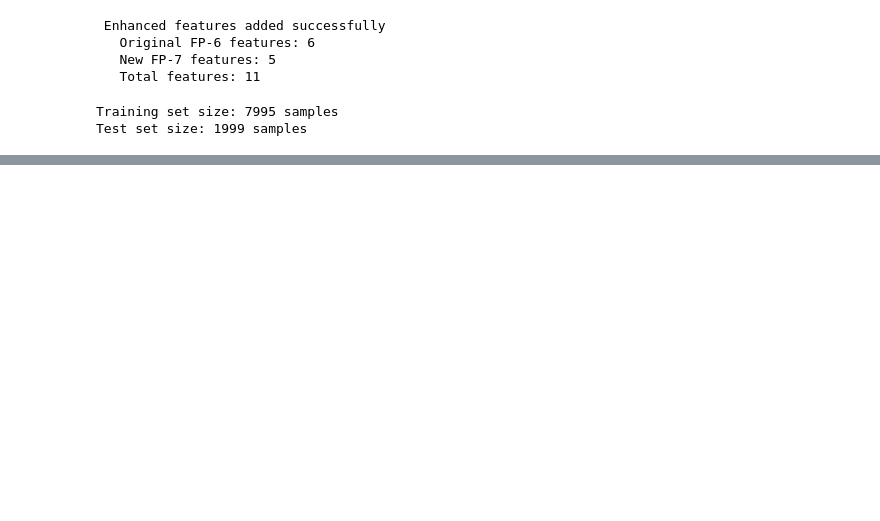
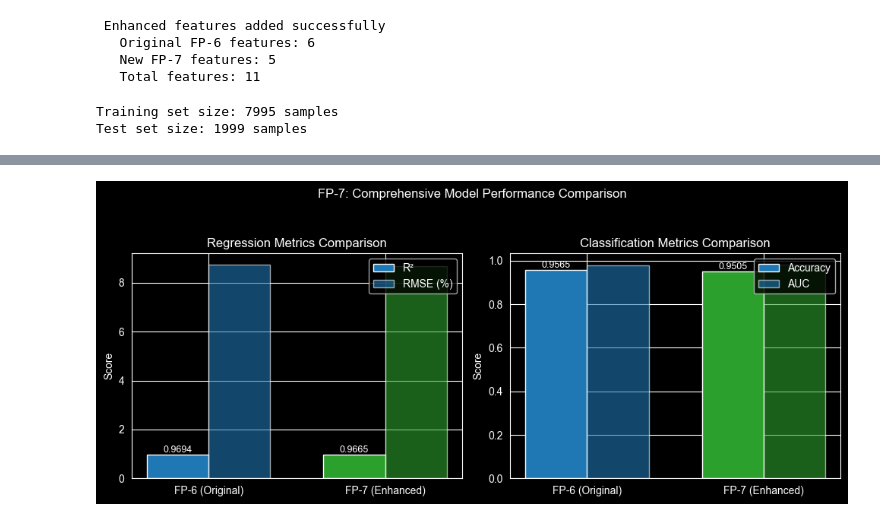
Before and after one commit to qilrkf/DataAnalysisAssignments, a Jupyter notebook: FP-7/improved.ipynb, the cells around one changed output, grey strips where cells are left out. Drawn from its saved outputs; the diff is of its cells as text; code cells hidden in the pictures; blank space fills up the shorter version.

```diff
--- a/FP-7/improved.ipynb
+++ b/FP-7/improved.ipynb
@@ -162 +297,45 @@ Improvement:      ΔAccuracy = -0.0060
+# %%
+fig, axes = plt.subplots(1, 2, figsize=(10, 4))
+
+metrics_names = ['FP-6 (Original)', 'FP-7 (Enhanced)']
+r2_values = [original_r2, enhanced_r2]
+rmse_values = [original_rmse, enhanced_rmse]
+
+x = np.arange(len(metrics_names))
+width = 0.35
+
+bars1 = axes[0].bar(x - width/2, r2_values, width, label='R²', color=['#1f77b4', '#2ca02c'])
+bars2 = axes[0].bar(x + width/2, rmse_values, width, label='RMSE (%)', color=['#1f77b4', '#2ca02c'], alpha=0.6)
+
+axes[0].set_ylabel('Score')
+axes[0].set_title('Regression Metrics Comparison')
+axes[0].set_xticks(x)
+axes[0].set_xticklabels(metrics_names)
+axes[0].legend()
+
+for bar, val in zip(bars1, r2_values):
+    axes[0].text(bar.get_x() + bar.get_width()/2, bar.get_height() + 0.001,
+                f'{val:.4f}', ha='center', va='bottom', fontsize=9)
+
+acc_values = [original_acc, enhanced_acc]
+auc_values = [best_clf_original['cv_auc_mean'], enhanced_auc]
+
+bars3 = axes[1].bar(x - width/2, acc_values, width, label='Accuracy', color=['#1f77b4', '#2ca02c'])
+bars4 = axes[1].bar(x + width/2, auc_values, width, label='AUC', color=['#1f77b4', '#2ca02c'], alpha=0.6)
+
+axes[1].set_ylabel('Score')
+axes[1].set_title('Classification Metrics Comparison')
+axes[1].set_xticks(x)
+axes[1].set_xticklabels(metrics_names)
+axes[1].legend()
+
+for bar, val in zip(bars3, acc_values):
+    axes[1].text(bar.get_x() + bar.get_width()/2, bar.get_height() + 0.001,
+                f'{val:.4f}', ha='center', va='bottom', fontsize=9)
+
+plt.suptitle('FP-7: Comprehensive Model Performance Comparison', y=1.05)
+plt.tight_layout()
+plt.show()
+# %% [output]
+[figure, added]
 # %% [markdown]
```
Also changed, not shown: parts of 11 cells of this notebook.
